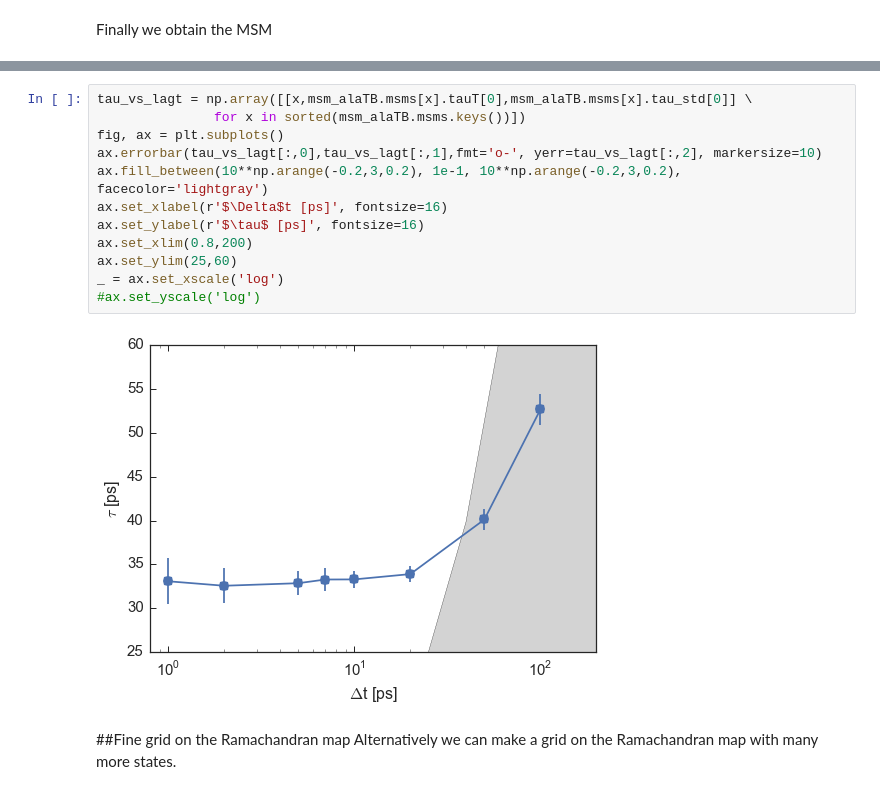
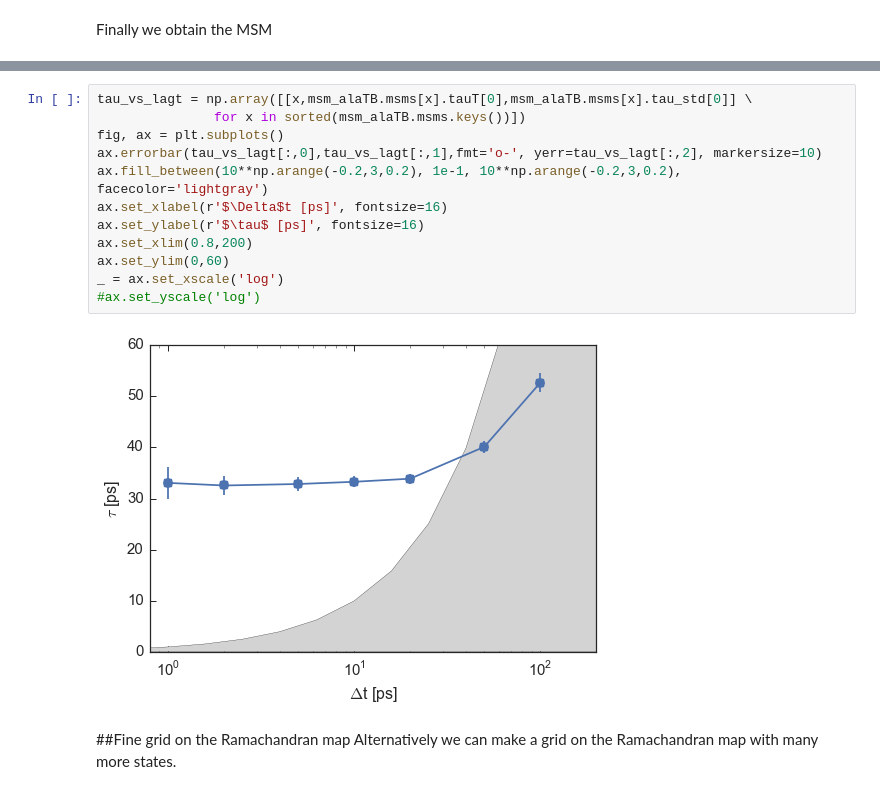
Before and after one commit to BioKT/MasterMSM, a Jupyter notebook: examples/alanine_dipeptide/ala_dipeptide_discretize.ipynb, the cells around one changed output, grey strips where cells are left out. Drawn from its saved outputs; the diff is of its cells as text.

```diff
--- a/examples/alanine_dipeptide/ala_dipeptide_discretize.ipynb
+++ b/examples/alanine_dipeptide/ala_dipeptide_discretize.ipynb
@@ -50,17 +47,17 @@ for i in [1, 2, 5, 7, 10, 20, 50, 100]:
 # %%
 tau_vs_lagt = np.array([[x,msm_alaTB.msms[x].tauT[0],msm_alaTB.msms[x].tau_std[0]] \
                for x in sorted(msm_alaTB.msms.keys())])
 fig, ax = plt.subplots()
 ax.errorbar(tau_vs_lagt[:,0],tau_vs_lagt[:,1],fmt='o-', yerr=tau_vs_lagt[:,2], markersize=10)
 ax.fill_between(10**np.arange(-0.2,3,0.2), 1e-1, 10**np.arange(-0.2,3,0.2), facecolor='lightgray')
 ax.set_xlabel(r'$\Delta$t [ps]', fontsize=16)
 ax.set_ylabel(r'$\tau$ [ps]', fontsize=16)
 ax.set_xlim(0.8,200)
-ax.set_ylim(25,60)
+ax.set_ylim(0,60)
 _ = ax.set_xscale('log')
 #ax.set_yscale('log')
 # %% [output]
-[figure, old version]
+[figure, new version]
 # %% [markdown]
 ##Fine grid on the Ramachandran map
 Alternatively we can make a grid on the Ramachandran map with many more states.
```
Also changed, not shown: parts of 10 cells of this notebook, 3 other files.
